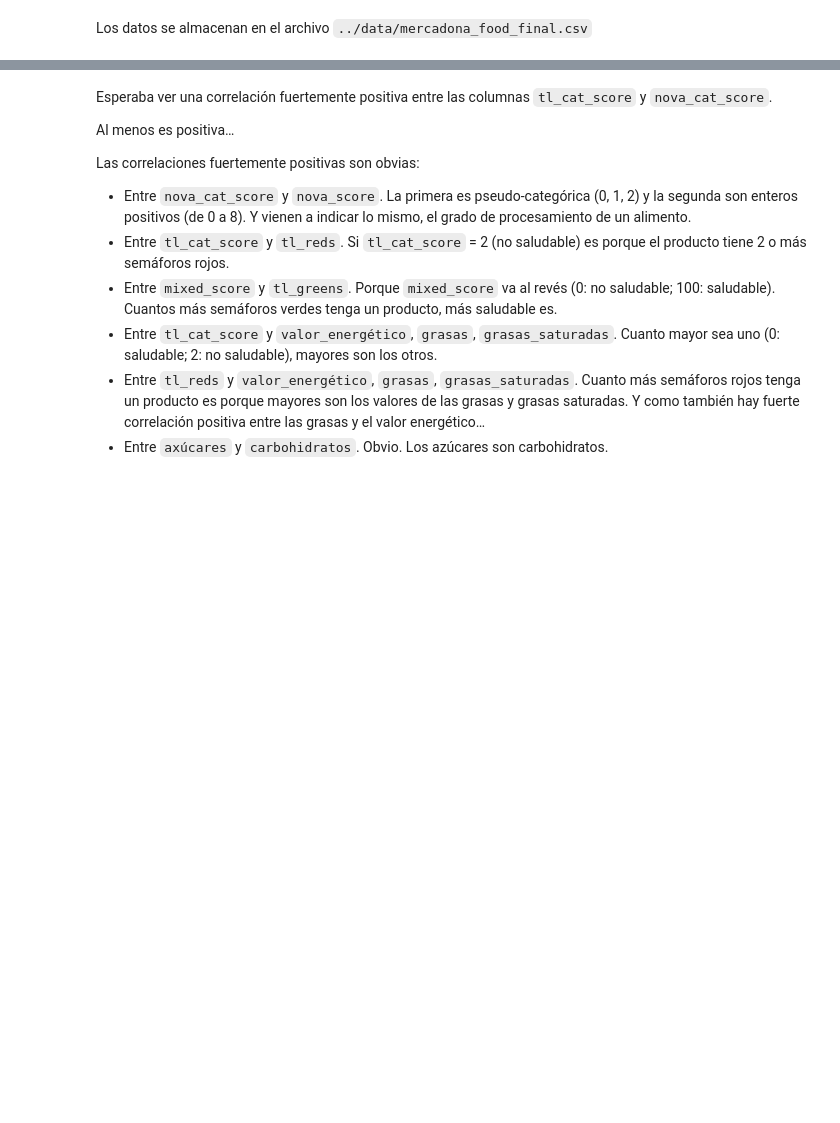
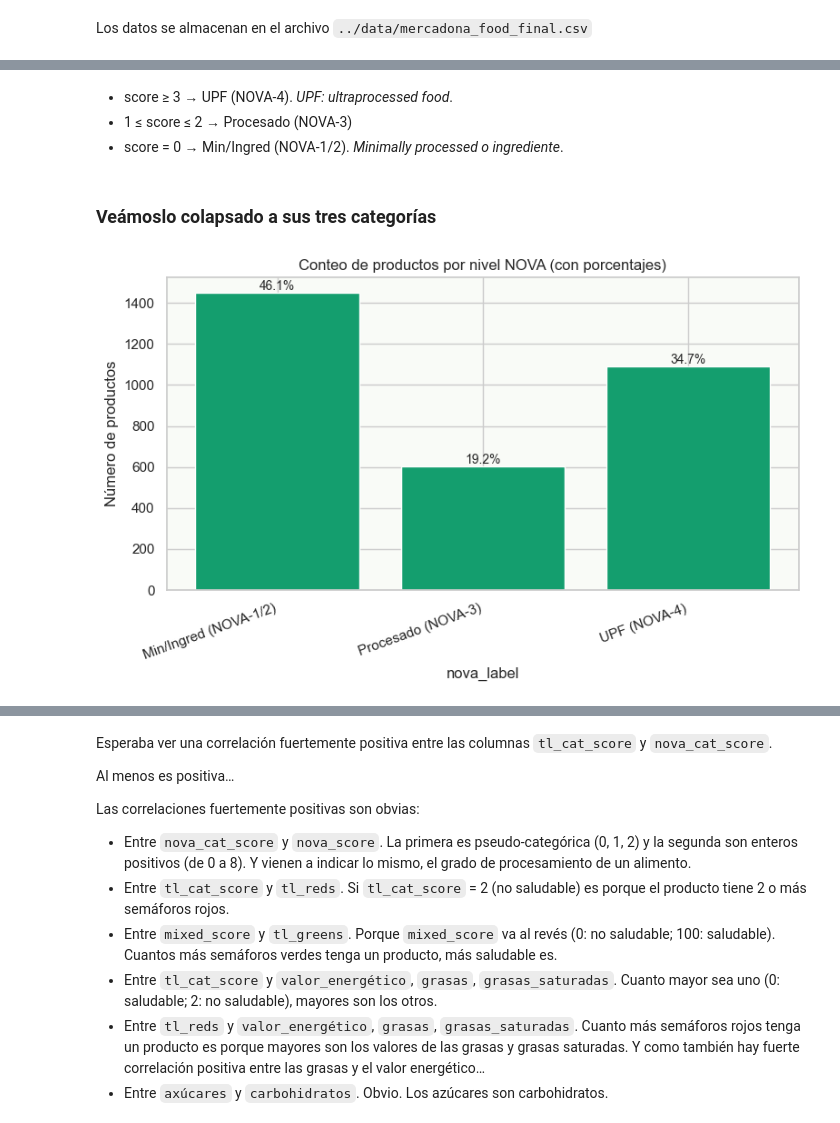
Before and after one commit to cantalaweb/2025-10-08_EDA, a Jupyter notebook: src/EDA.ipynb, the cells around one changed output, grey strips where cells are left out. Saved outputs shown, nothing was run; the diff lists cells and outputs as text; code cells hidden in the pictures; blank space fills up the shorter version.

```diff
--- a/src/EDA.ipynb
+++ b/src/EDA.ipynb
@@ -368,0 +388,32 @@ Eliminadas por constancia: ['status', 'sodio']
+# %% [markdown]
+- score ≥ 3 → UPF (NOVA-4). *UPF: ultraprocessed food*.
+- 1 ≤ score ≤ 2 → Procesado (NOVA-3)
+- score = 0 → Min/Ingred (NOVA-1/2). *Minimally processed o ingrediente*.
+# %% [markdown]
+### Veámoslo colapsado a sus tres categorías
+# %%
+n_cat = food["nova_label"].dropna()
+
+order = ["Min/Ingred (NOVA-1/2)", "Procesado (NOVA-3)", "UPF (NOVA-4)"]
+
+counts = n_cat.value_counts().reindex(order)
+total = counts.sum()
+
+x = np.arange(len(counts))
+plt.figure(figsize=(8,5))
+plt.bar(x, counts.values, color=MDN_GREEN)
+
+# Porcentajes encima de cada barra
+for xi, c in zip(x, counts.values):
+    p = (c / total) * 100 if total else 0
+    plt.text(xi, c, f"{p:.1f}%", ha="center", va="bottom", fontsize=10)
+
+plt.xticks(x, counts.index, rotation=20, ha="right")
+plt.ylabel("Número de productos")
+plt.xlabel("nova_label")
+plt.title("Conteo de productos por nivel NOVA (con porcentajes)")
+plt.tight_layout()
+plt.savefig("../presentation/img/productos_por_nivel_NOVA.png", dpi=200, bbox_inches="tight")
+plt.show()
+# %% [output]
+[figure, added]
```
Also changed, not shown: parts of 12 cells of this notebook, 3 other files.
